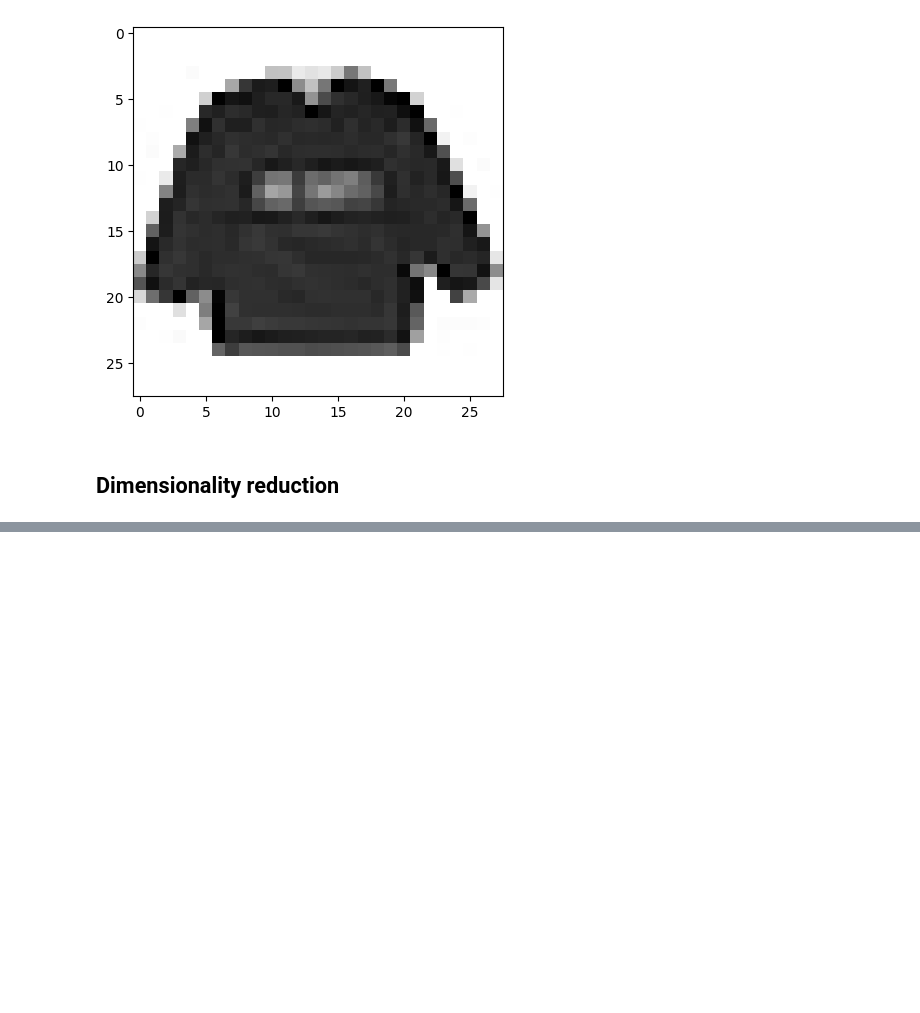
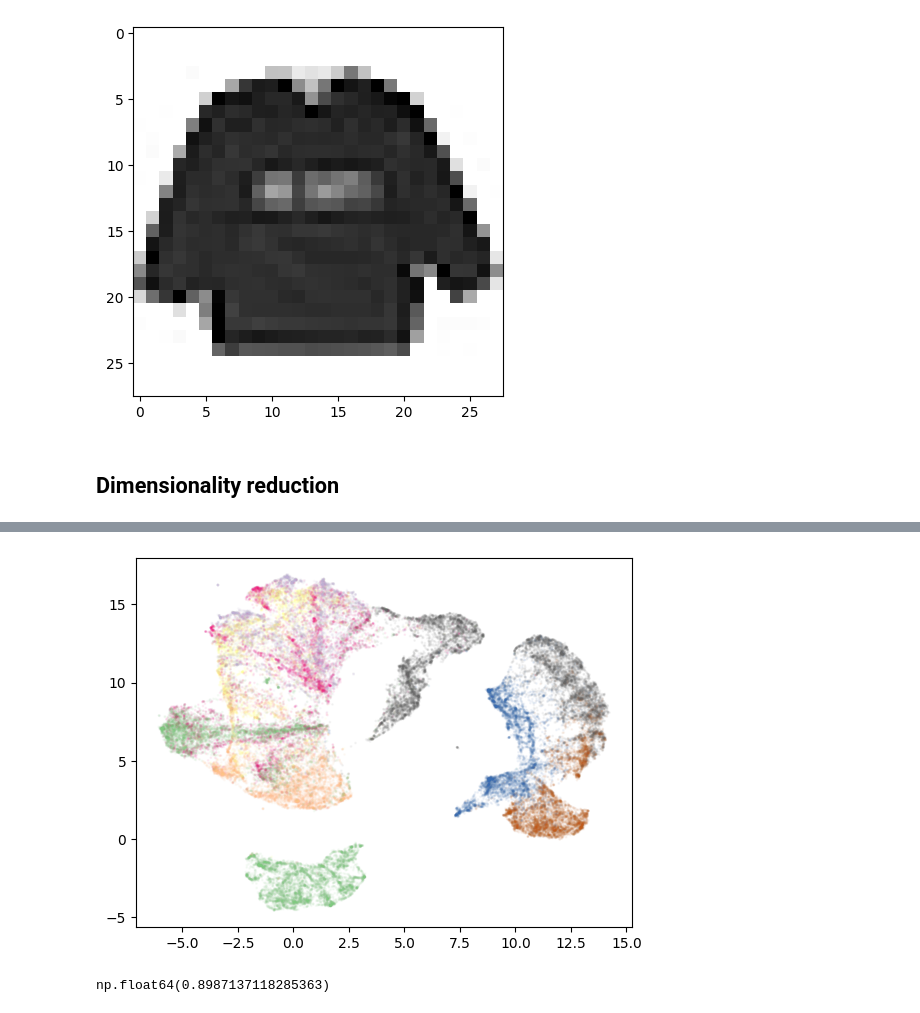
Before and after one commit to frun36/fods-fashion-mnist, a Jupyter notebook: fashion_mnist.ipynb, the cells around one changed output, grey strips where cells are left out. Cells and saved outputs as stored; diff of their text form; code cells hidden in the pictures; blank space fills up the shorter version.

Commit message:
Add PCA, UMAP, KMeans

```diff
--- a/fashion_mnist.ipynb
+++ b/fashion_mnist.ipynb
@@ -27,0 +91,14 @@ plot_image(df_train, 0)
+# %%
+n_components = idx + 1
+pca = PCA(n_components=n_components)
+reduced_pca = pca.fit_transform(df_all_px)
+# %%
+from umap import UMAP
+
+umap = UMAP(n_components=2, random_state=RS, n_neighbors=5)
+reduced_umap = umap.fit_transform(reduced_pca)
+# %%
+plt.scatter(reduced_umap[:, 0], reduced_umap[:, 1], c=df_all['label'], cmap='Accent', s=1, alpha=0.05)
+plt.show()
+# %% [output]
+[figure, added]
@@ -27,0 +114,10 @@ plot_image(df_train, 0)
+# %%
+from sklearn.cluster import KMeans
+from sklearn.metrics import rand_score
+
+kmeans = KMeans(n_clusters=10)
+kmeans.fit(reduced_umap)
+
+rand_score(df_all['label'], kmeans.labels_)
+# %% [output]
+np.float64(0.8987137118285363)
```
Also changed, not shown: parts of 11 cells of this notebook.
